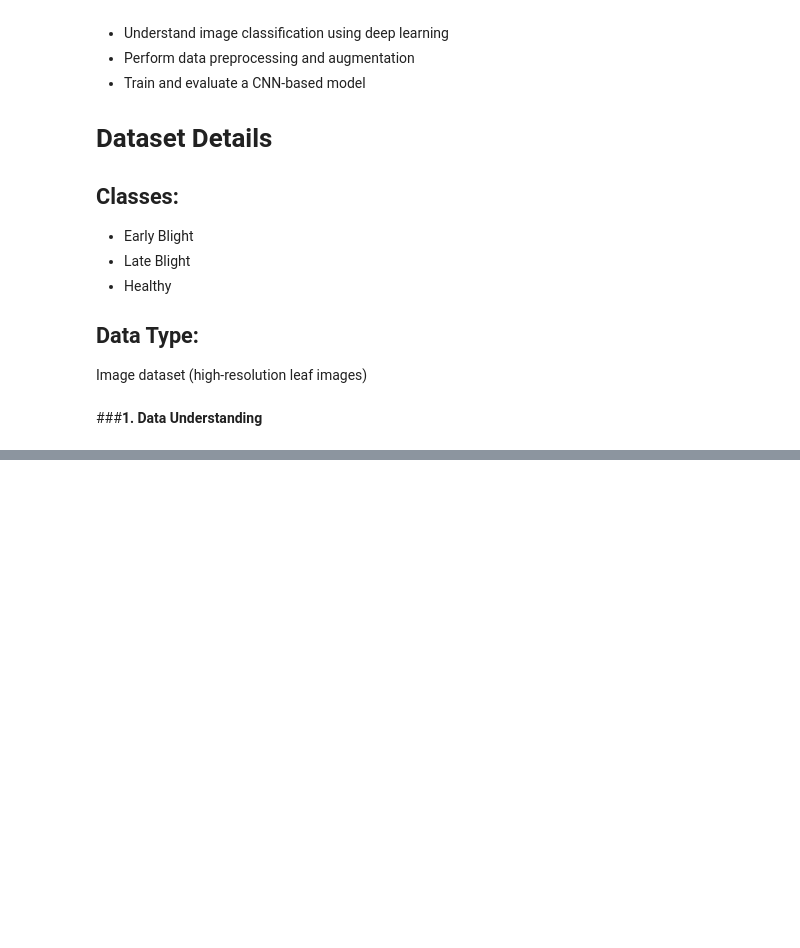
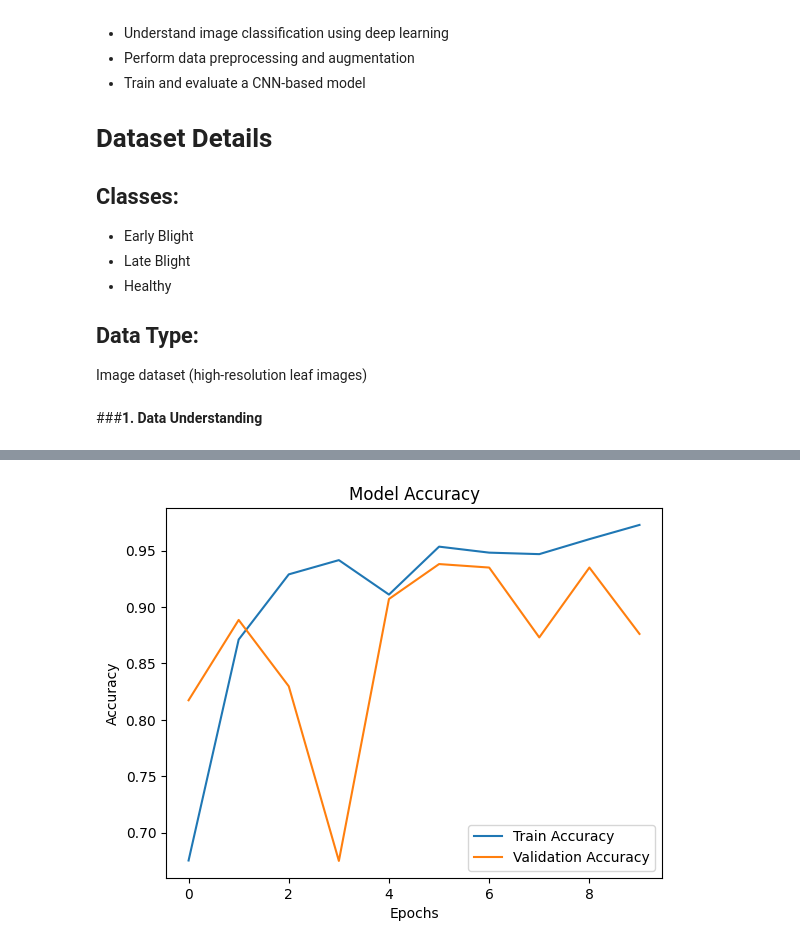
Before and after one commit to cvinushareddy/Data-science-projects, a Jupyter notebook: Week_10.ipynb, the cells around one changed output, grey strips where cells are left out. Drawn from its saved outputs; the diff is of its cells as text; code cells hidden in the pictures; blank space fills up the shorter version.

```diff
--- a/Week_10.ipynb
+++ b/Week_10.ipynb
@@ -238,0 +223,6 @@ Epoch 10/10
+# %%
+history = model.fit(
+    train_gen,
+    validation_data=val_gen,
+    epochs=10
+)
@@ -238,0 +250,12 @@ Epoch 10/10
+# %%
+plt.plot(history.history['accuracy'])
+plt.plot(history.history['val_accuracy'])
+
+plt.title('Model Accuracy')
+plt.xlabel('Epochs')
+plt.ylabel('Accuracy')
+
+plt.legend(['Train Accuracy', 'Validation Accuracy'])
+plt.show()
+# %% [output]
+[figure, added]
```
Also changed, not shown: parts of 27 cells of this notebook.
